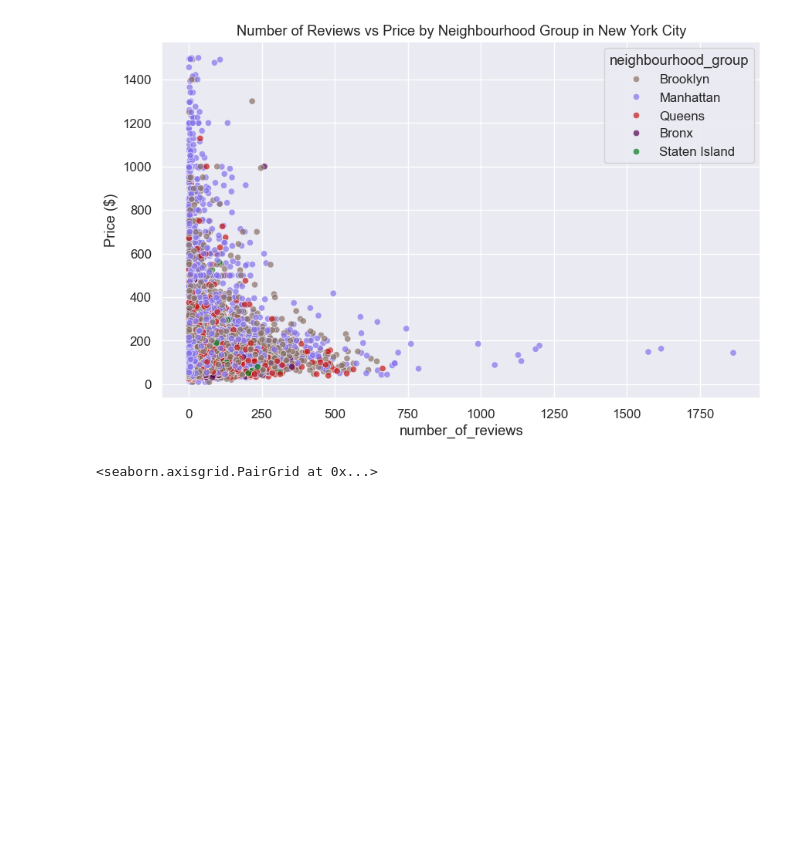
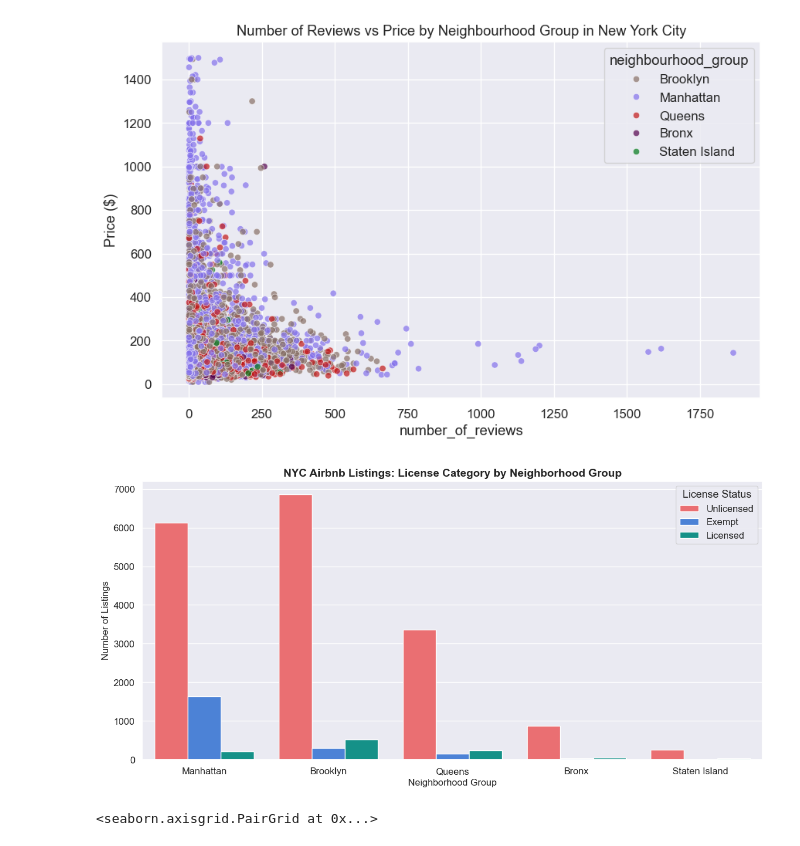
Before and after one commit to JoaoFelicissimo03/AirbnbNY2024_EDA, a Jupyter notebook: airbnb_NY2024.ipynb, the cells around one changed output. Saved outputs shown, nothing was run; the diff lists cells and outputs as text; code cells hidden in the pictures; blank space fills up the shorter version.

```diff
--- a/airbnb_NY2024.ipynb
+++ b/airbnb_NY2024.ipynb
@@ -318,5 +376,29 @@ plt.title('Number of Reviews vs Price by Neighbourhood Group in New York City')
 # %% [output]
 Text(0.5, 1.0, 'Number of Reviews vs Price by Neighbourhood Group in New York City')
 [figure]
+# %%
+plt.figure(figsize=(12, 6))
+
+ax = sns.countplot(
+    data=df,
+    x="neighbourhood_group",
+    hue="license_category",
+    palette=license_colors,
+    order=["Manhattan", "Brooklyn", "Queens", "Bronx", "Staten Island"],
+)
+
+plt.title(
+    "NYC Airbnb Listings: License Category by Neighborhood Group",
+    fontsize=14,
+    fontweight="bold",
+)
+plt.xlabel("Neighborhood Group", fontsize=12)
+plt.ylabel("Number of Listings", fontsize=12)
+plt.legend(title="License Status")
+
+plt.tight_layout()
+plt.show()
+# %% [output]
+[figure, added]
 # %%
 # Pairplot of selected numerical features, colored by room type
```
Also changed, not shown: parts of 27 cells of this notebook.
